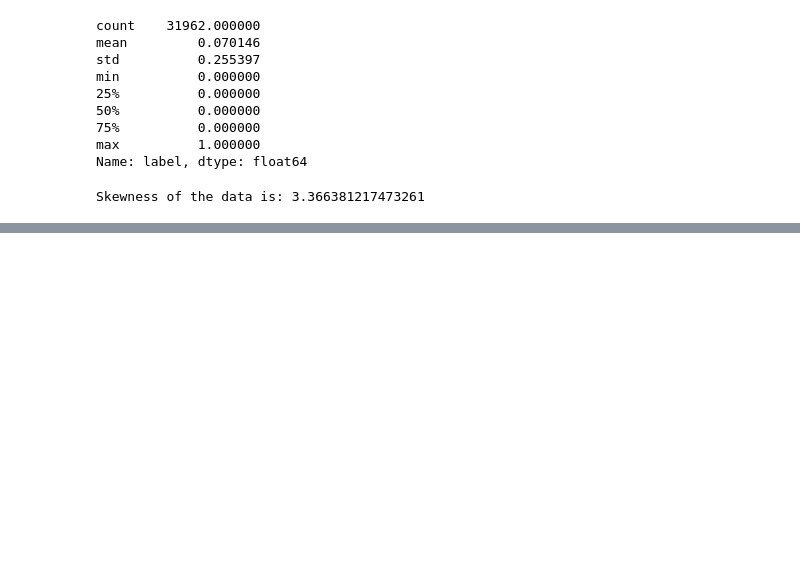
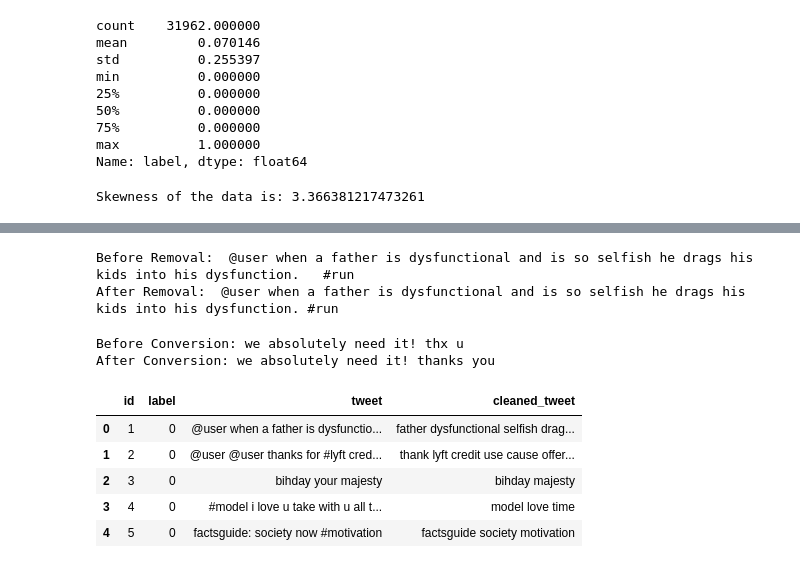
Before and after one commit to Anandvunnam/Twitter_Sentiment_Analysis, a Jupyter notebook: src/Twitter_Sentiment_Analysis.ipynb, the cells around one changed output, grey strips where cells are left out. Drawn from its saved outputs; the diff is of its cells as text; code cells hidden in the pictures; blank space fills up the shorter version.

```diff
--- a/src/Twitter_Sentiment_Analysis.ipynb
+++ b/src/Twitter_Sentiment_Analysis.ipynb
@@ -157,0 +192,21 @@ Name: tweet, dtype: object
+# %%
+# Removing all extra spaces from a sample tweet
+tweet = train_df["tweet"][0]
+print("Before Removal:",tweet)
+print("After Removal:",re.sub(r"\s+"," ",tweet))
+# %% [output]
+Before Removal:  @user when a father is dysfunctional and is so selfish he drags his kids into his dysfunction.   #run
+After Removal:  @user when a father is dysfunctional and is so selfish he drags his kids into his dysfunction. #run
+# %%
+# Converting shortcuts to full forms
+shortcuts = { "approx" : "approximately", "asap" : "as soon as possible", "brb": "be right back", "bro": "brother", "bruh": "brother",
+            "btw" : "by the way", 'cud' : 'could', "cya" : "see you", "dm" : "direct message", "eg" : "example", 'fam' : 'family',
+            "faq" : "frequently asked questions", "fb" : "facebook", 'fud' : 'food', 'fyn' : 'fine', "gn" : "good night", "lol" : "laughing out loud",
+            "luv" : "love", 'lyk' : 'like', "og" : "original", "srsly" : "seriously", "tbh" : "to be honest", "thx" : "thanks", "u" : "you",
+            "ur" : "your", "wassup" : "what is up", 'wud' : 'would', "zzz" : "sleeping bored and tired" }
+tweet = train_df["tweet"][2007]
+print("Before Conversion:",tweet)
+print("After Conversion:"," ".join([shortcuts[word] if word in shortcuts.keys() else word for word in tweet.split()]))
+# %% [output]
+Before Conversion: we absolutely need it! thx u
+After Conversion: we absolutely need it! thanks you
@@ -157,0 +249,11 @@ Name: tweet, dtype: object
+# %%
+# Clean all tweets of training dataset
+train_df["cleaned_tweet"] = train_df["tweet"].apply(preprocess_tweet)
+train_df.head()
+# %% [output]
+|  | id | label | tweet | cleaned_tweet |
+| 0 | 1 | 0 | @user when a father is dysfunctio... | father dysfunctional selfish drag... |
+| 1 | 2 | 0 | @user @user thanks for #lyft cred... | thank lyft credit use cause offer... |
+| 2 | 3 | 0 | bihday your majesty | bihday majesty |
+| 3 | 4 | 0 | #model i love u take with u all t... | model love time |
+| 4 | 5 | 0 | factsguide: society now #motivation | factsguide society motivation |
```
Also changed, not shown: parts of 15 cells of this notebook.
